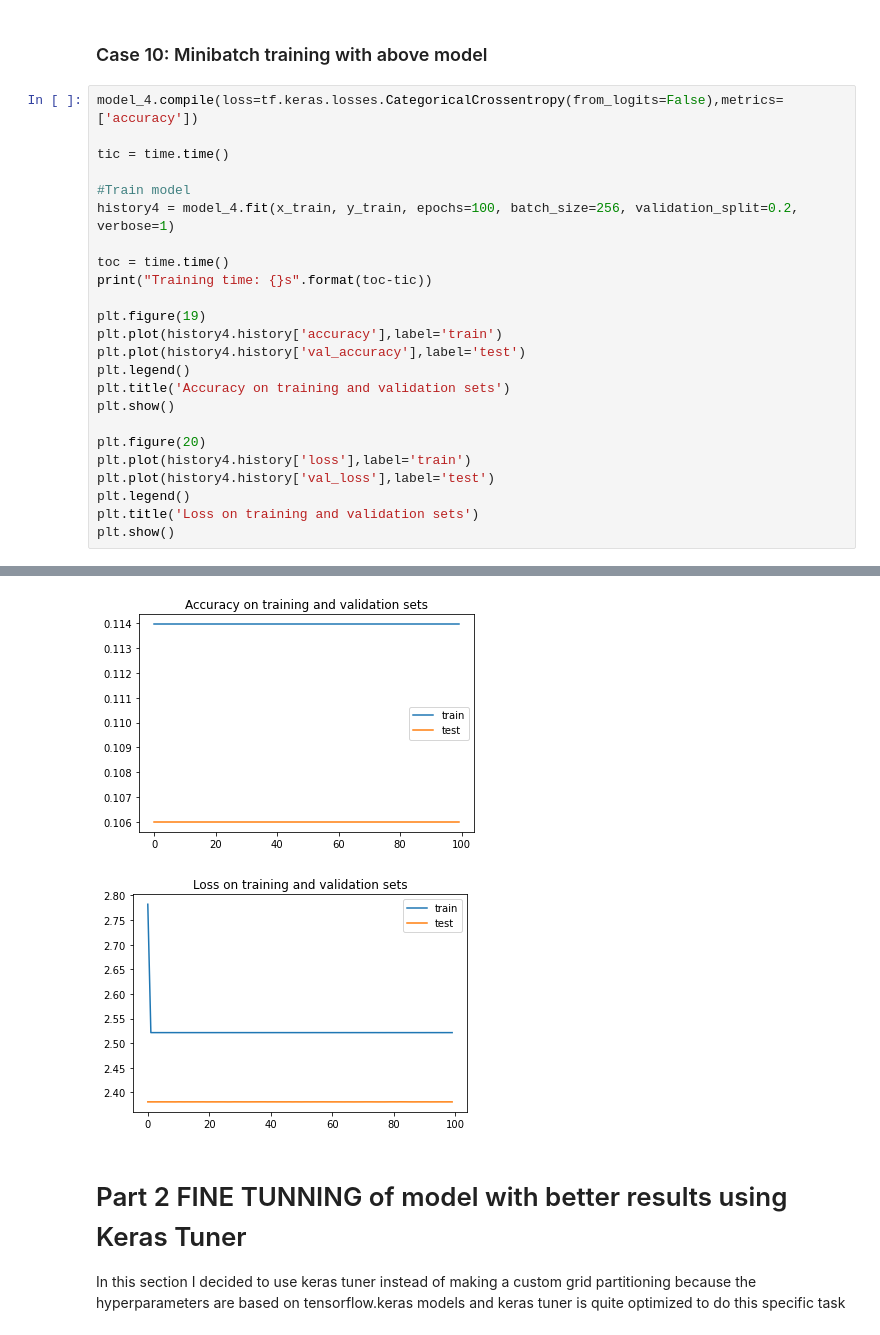
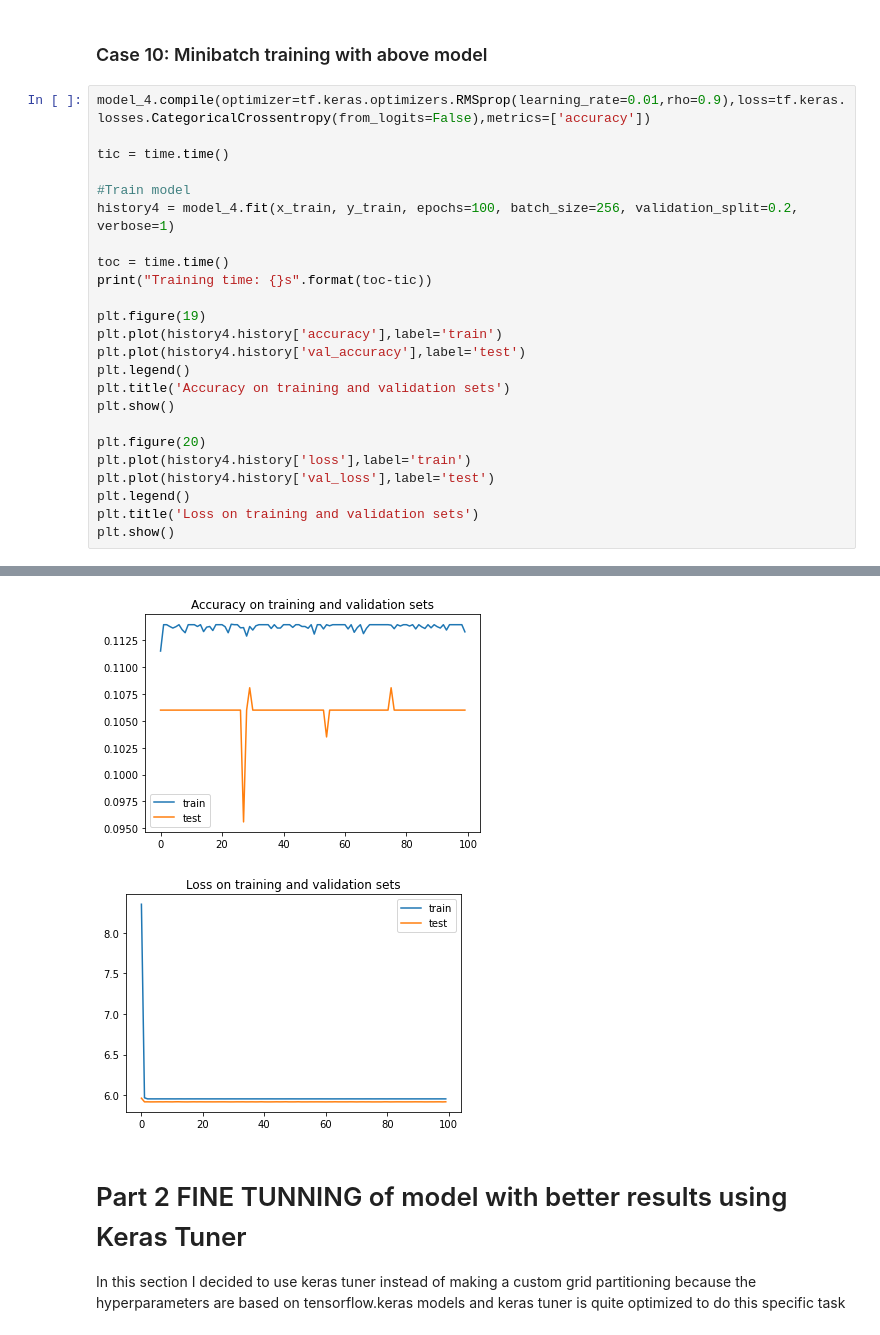
Before and after one commit to ArtoriasAbyssslayer/Computational_Intelligence, a Jupyter notebook: MultilayerPerceptronClassification/src/MLP_Classification_MNIST_notebook.ipynb, the cells around one changed output, grey strips where cells are left out. Saved outputs shown, nothing was run; the diff lists cells and outputs as text.

```diff
--- a/MultilayerPerceptronClassification/src/MLP_Classification_MNIST_notebook.ipynb
+++ b/MultilayerPerceptronClassification/src/MLP_Classification_MNIST_notebook.ipynb
@@ -671,7 +675,7 @@ _________________________________________________________________
 # %% [markdown]
 ### Case 10: Minibatch training with above model
 # %%
-model_4.compile(loss=tf.keras.losses.CategoricalCrossentropy(from_logits=False),metrics=['accuracy'])
+model_4.compile(optimizer=tf.keras.optimizers.RMSprop(learning_rate=0.01,rho=0.9),loss=tf.keras.losses.CategoricalCrossentropy(from_logits=False),metrics=['accuracy'])
 
 tic = time.time()
 
@@ -715,5 +719,5 @@ Training time: 79.00335335731506s
-[figure, old version]
+[figure, new version]
-[figure, old version]
+[figure, new version]
 # %% [markdown]
 # Part 2 FINE TUNNING of model with better results using Keras Tuner
 In this section I decided to use keras tuner instead of making a custom grid partitioning because the hyperparameters are based on tensorflow.keras models and keras tuner is quite optimized to do this specific task
```
Also changed, not shown: parts of 11 cells of this notebook.
